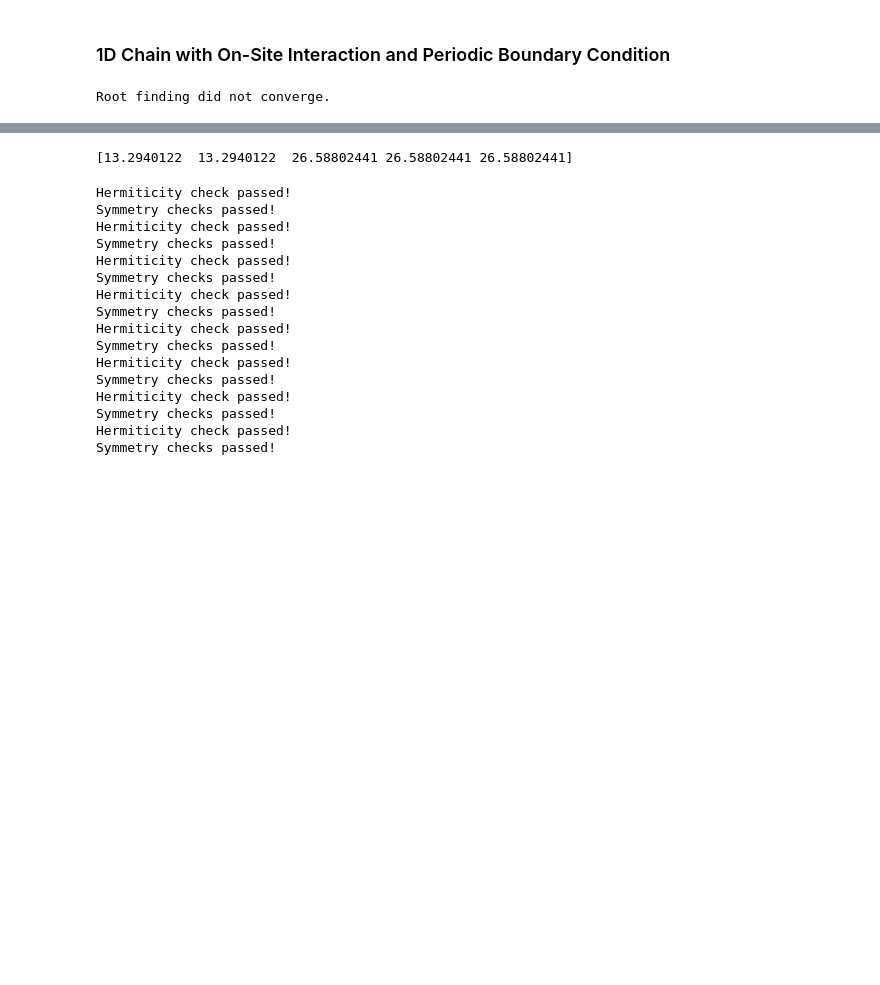
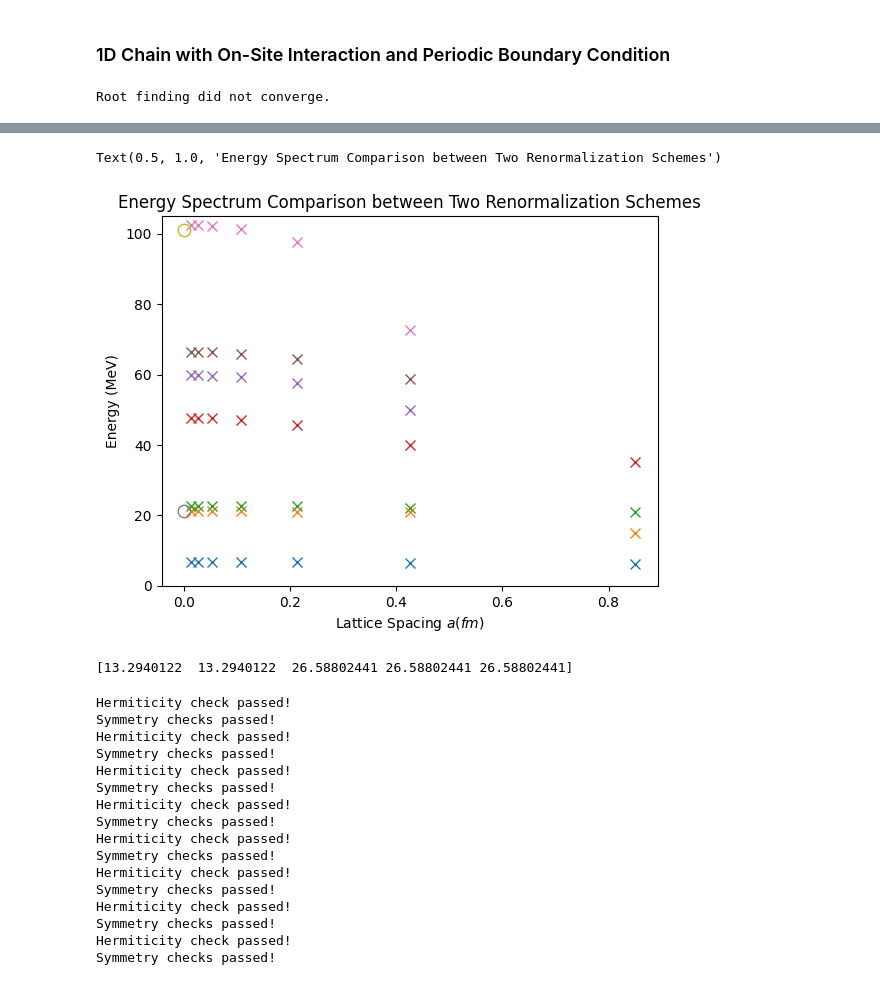
Before and after one commit to ZihanLi26/QFT, a Jupyter notebook: FHMsaved.ipynb, the cells around one changed output, grey strips where cells are left out. Cells and saved outputs as stored; diff of their text form; code cells hidden in the pictures; blank space fills up the shorter version.

```diff
--- a/FHMsaved.ipynb
+++ b/FHMsaved.ipynb
@@ -92,3 +313,38 @@ print(E_GS.tolist())
+# %%
+plt.plot(a, [6.194911892759967, 6.5096438629394004, 6.611145258180288, 6.63795349058979, 6.644752412087603,
+             6.646452262333263, 6.646867634629876], 'x', markersize=7)
+
+plt.plot(a,[14.861110363028448, 21.038214049654368, 21.079716068668276, 21.091871334152735, 21.09502406519766,
+            21.09581538004825, 21.096007005371792], 'x', markersize=7)
+
+plt.plot(a,[20.995946996072988, 22.09639881002374, 22.586976256734328, 22.681289717123256, 22.703547195498334,
+            22.709030398711135, 22.710389808308847], 'x', markersize=7)
+
+plt.plot(a,[35.25422287902154, 39.962749582526385, 45.65592415518153, 47.171254403497485, 47.55553581362237,
+            47.6519396476888, 47.67605500627354], 'x', markersize=7)
+
+plt.plot(a[1:],[49.83620822205399, 57.5025824503814, 59.245607851633316, 59.6788101318734, 59.787009137864274,
+                59.814043815458255], 'x', markersize=7)
+
+plt.plot(a[1:],[58.68260897091231, 64.44616817428694, 65.95917958823608, 66.34203241710654, 66.43803458205505,
+                66.46205320602806], 'x', markersize=7)
+
+plt.plot(a[1:],[72.5320559065225, 97.75857230710248, 101.32700552454746, 102.18917987731604, 102.40355720269547,
+                102.45708028954907], 'x', markersize=7)
+
+# 'x' markers with larger size
+plt.plot(0, 21.09608185095426, 'o', markerfacecolor='none', markersize=9)
+plt.plot(0, 100.94090290734283, 'o', markerfacecolor='none', markersize=9)
+plt.plot(0, 233.89405308306846, 'o', markerfacecolor='none', markersize=9)
+
+plt.ylim(0, 105)
+
+plt.xlabel('Lattice Spacing $a(fm)$')
+plt.ylabel('Energy (MeV)')
+plt.title('Energy Spectrum Comparison between Two Renormalization Schemes')
+# %% [output]
+Text(0.5, 1.0, 'Energy Spectrum Comparison between Two Renormalization Schemes')
+[figure, added]
 # %%
 # 3 particle
 E_GS, psi_GS = H.eigsh(k = 5, which = 'SA')
```
Also changed, not shown: parts of 30 cells of this notebook.
